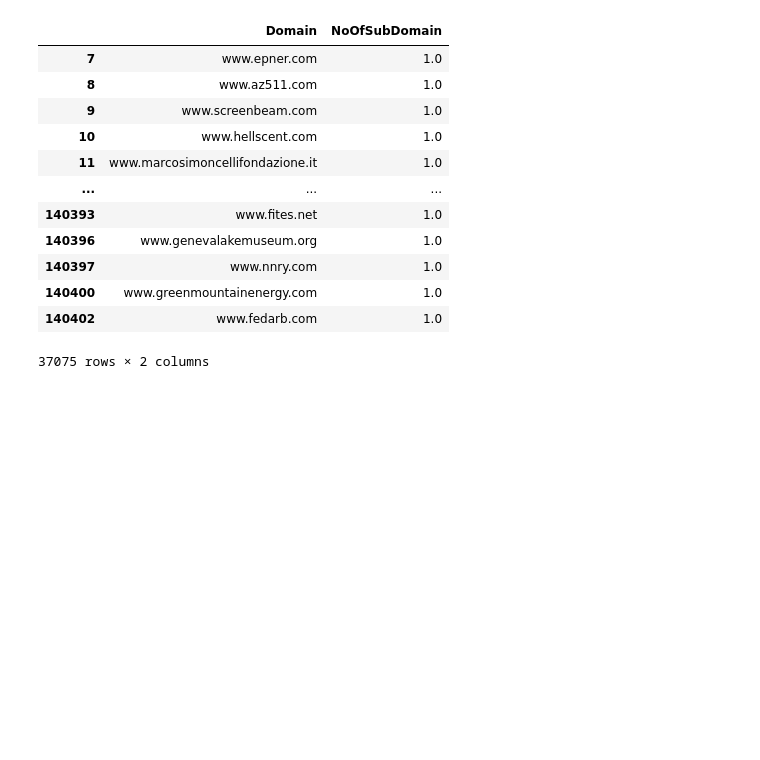
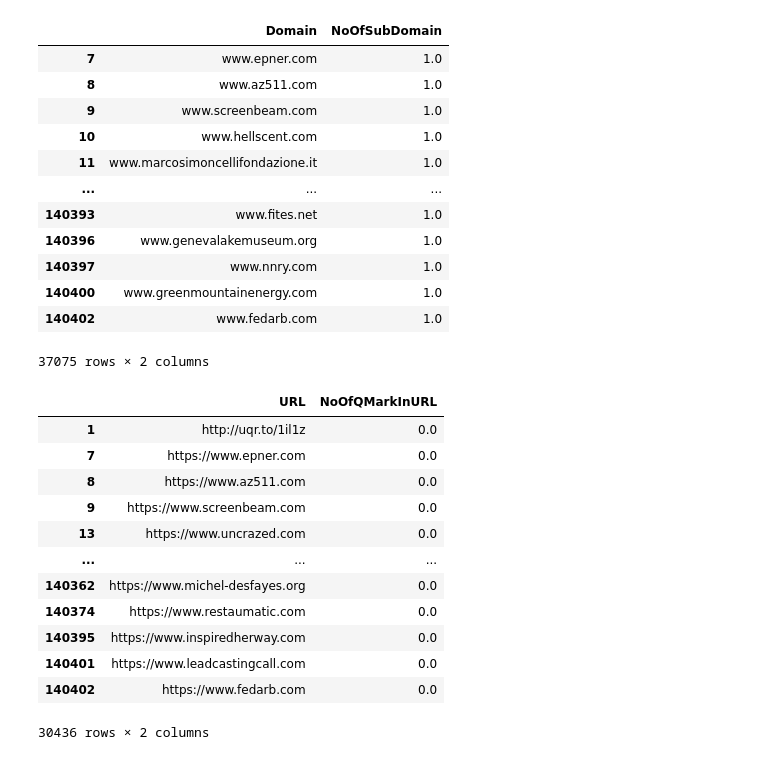
Before and after one commit to JuanSign/PhiUSIIL_Predictions, a Jupyter notebook: src/Analysis.ipynb, the cells around one changed output. Drawn from its saved outputs; the diff is of its cells as text; code cells hidden in the pictures; blank space fills up the shorter version.

```diff
--- a/src/Analysis.ipynb
+++ b/src/Analysis.ipynb
@@ -252,0 +193,29 @@ data.loc[data['URL'].notna() & data['CharContinuationRate'].isna(), 'CharContinu
+# %%
+# NoOfQMarkInURL
+URL_NoOfQMarkInURL = data[data['URL'].notna() & data['NoOfQMarkInURL'].isna()]['URL']
+
+# script
+def countQMark(obj):
+    s = str(obj)
+    count = 0
+    for char in s:
+        if char == '?': count += 1
+    return count
+data.loc[data['URL'].notna() & data['NoOfQMarkInURL'].isna(), 'NoOfQMarkInURL'] = data['URL'].apply(countQMark)
+
+# preview
+data[data['URL'].isin(URL_NoOfQMarkInURL)][['URL','NoOfQMarkInURL']]
+# %% [output]
+|  | URL | NoOfQMarkInURL |
+| 1 | http://uqr.to/1il1z | 0.0 |
+| 7 | https://www.epner.com | 0.0 |
+| 8 | https://www.az511.com | 0.0 |
+| 9 | https://www.screenbeam.com | 0.0 |
+| 13 | https://www.uncrazed.com | 0.0 |
+| ... | ... | ... |
+| 140362 | https://www.michel-desfayes.org | 0.0 |
+| 140374 | https://www.restaumatic.com | 0.0 |
+| 140395 | https://www.inspiredherway.com | 0.0 |
+| 140401 | https://www.leadcastingcall.com | 0.0 |
+| 140402 | https://www.fedarb.com | 0.0 |
+30436 rows × 2 columns
```
Also changed, not shown: parts of 9 cells of this notebook.
